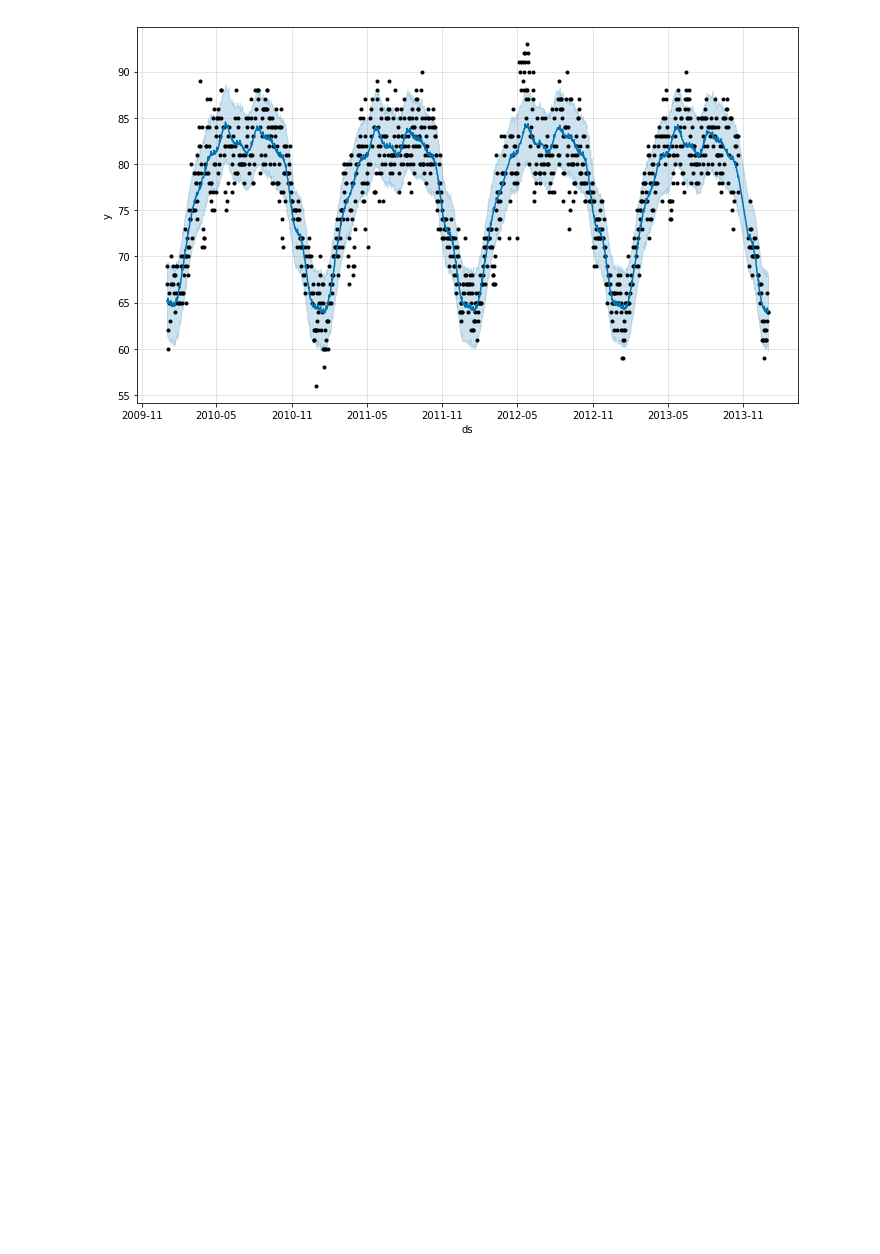
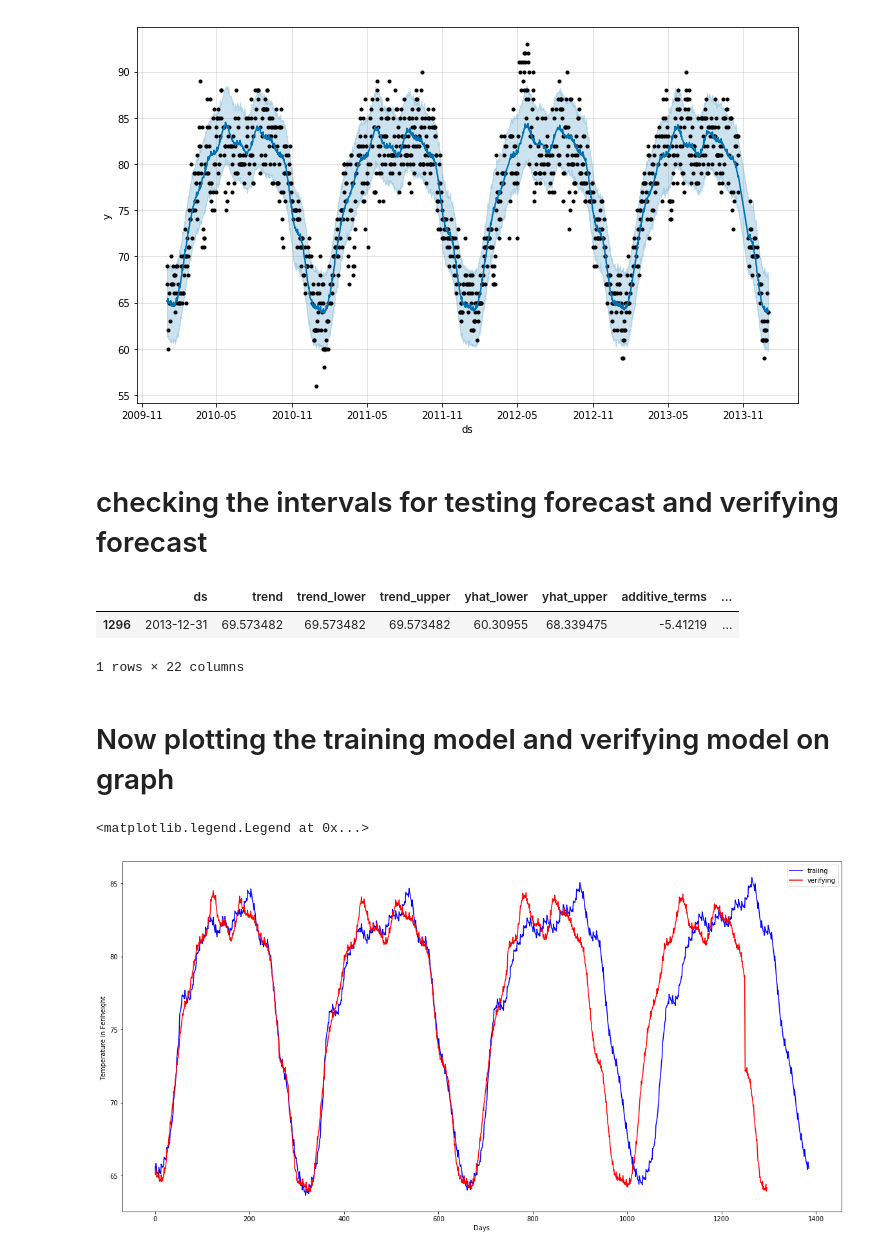
Before and after one commit to tuntunwinkic/weather, a Jupyter notebook: WeatherMyitKyina.ipynb, the cells around one changed output. Saved outputs shown, nothing was run; the diff lists cells and outputs as text; code cells hidden in the pictures; blank space fills up the shorter version.

```diff
--- a/WeatherMyitKyina.ipynb
+++ b/WeatherMyitKyina.ipynb
@@ -131,3 +89,3 @@ vdata.tail(15)
 # %%
-vdata=datatest.head(1297)
-#verified data for 4 years
+vdata=datatest.head(654+643)
+# Preaparing for 4 years to verify the training dataset above
@@ -171,2 +139,26 @@ vmodel.plot(vforecast);
 # %% [output]
 [figure]
+# %% [markdown]
+# checking the intervals for testing forecast and verifying forecast
+# %%
+vforecast.tail(1)
+# So here verify forecast is also goes to the date of 2013-12-13
+# %% [output]
+|  | ds | trend | trend_lower | trend_upper | yhat_lower | yhat_upper | additive_terms | ... |
+| 1296 | 2013-12-31 | 69.573482 | 69.573482 | 69.573482 | 60.30955 | 68.339475 | -5.41219 | ... |
+1 rows × 22 columns
+# %% [markdown]
+# Now plotting the training model and verifying model on graph
+# %%
+plt.plot(tforecast.loc[:, 'yhat'], color='blue', label='traiing')
+plt.plot(vforecast.loc[:, 'yhat'], color='red', label='verifying')
+plt.xlabel('Days')
+plt.ylabel('Temperature in Feriheight ')
+plt.legend()
+
+# The above two graph are plotted on the same figure to see the difference between training and verifying models
+# Both are in 4 years intervals, But for training 2 years data are used and 2 years trend is predicted,
+# for verifying 4 years data are used and no trend is predicted
+# %% [output]
+<matplotlib.legend.Legend at 0x...>
+[figure, added]
```
Also changed, not shown: parts of 28 cells of this notebook.
